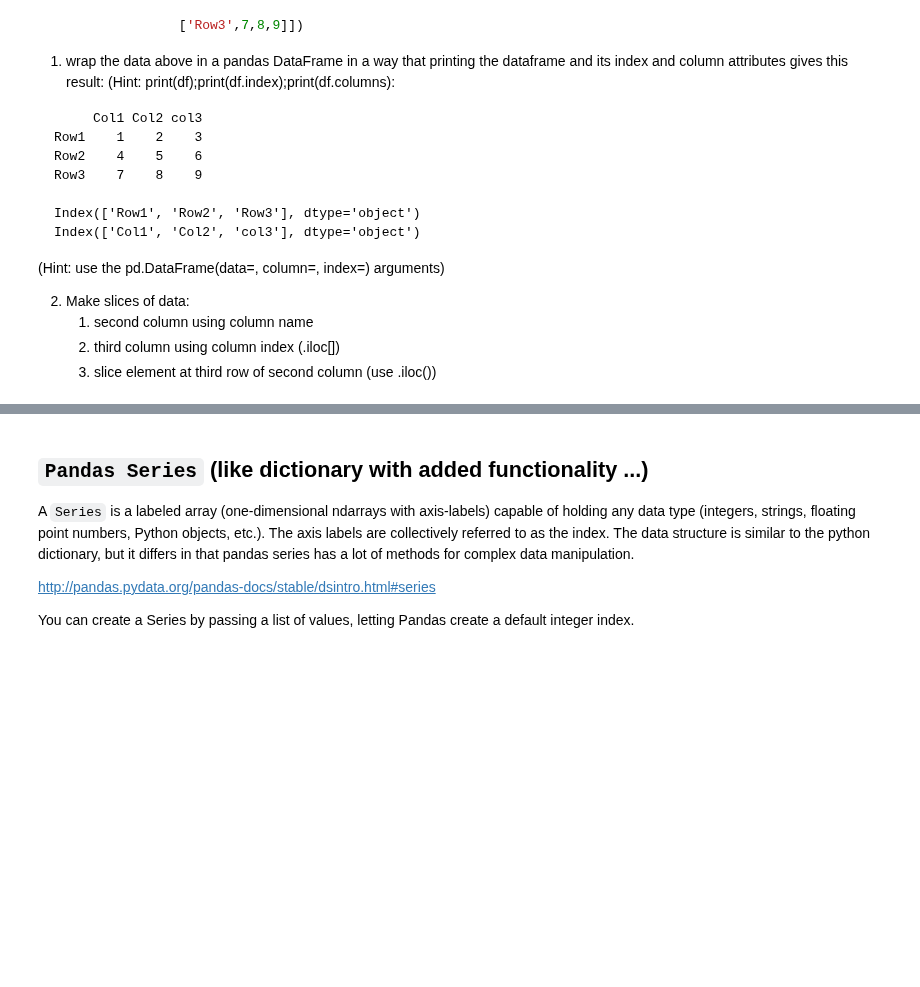
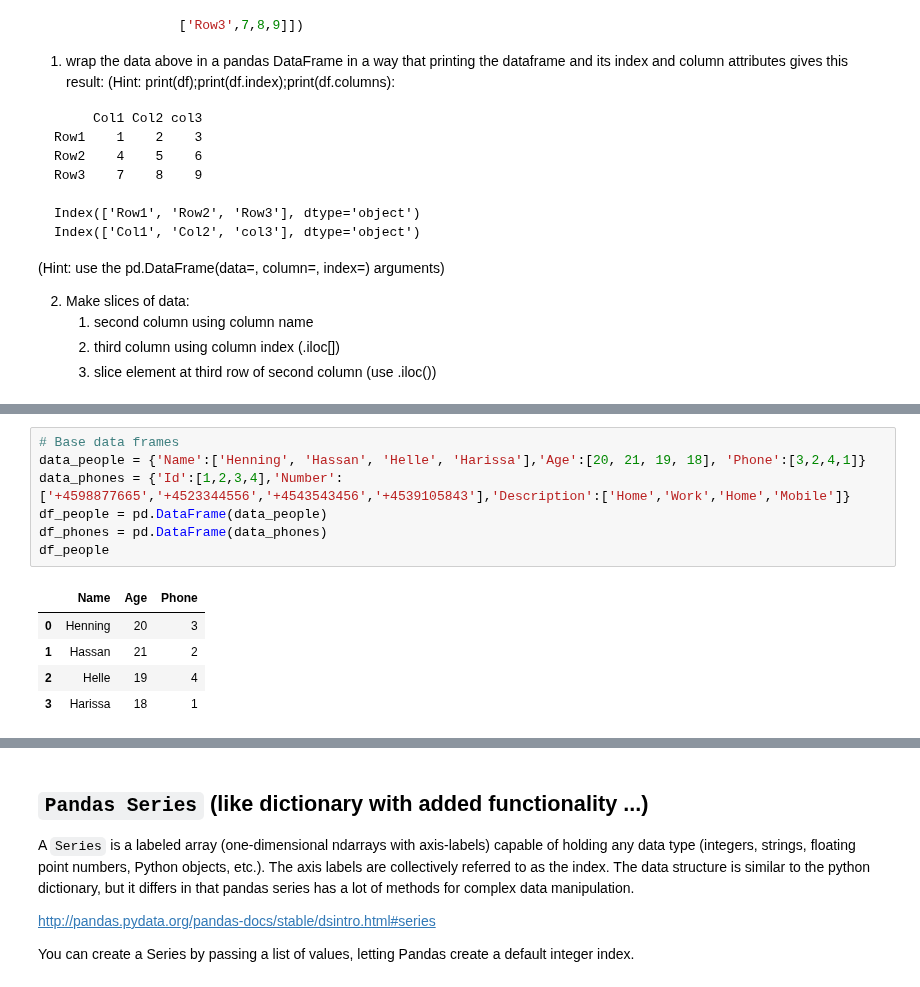
Before and after one commit to Hartmannsolution/docker_notebooks, a Jupyter notebook: notebooks/05-2 pandas.ipynb, the cells around one changed output, grey strips where cells are left out. Cells and saved outputs as stored; diff of their text form; blank space fills up the shorter version.

```diff
--- a/notebooks/05-2 pandas.ipynb
+++ b/notebooks/05-2 pandas.ipynb
@@ -264,0 +346,13 @@ Index(['Col1', 'Col2', 'col3'], dtype='object')
+# %%
+# Base data frames
+data_people = {'Name':['Henning', 'Hassan', 'Helle', 'Harissa'],'Age':[20, 21, 19, 18], 'Phone':[3,2,4,1]}
+data_phones = {'Id':[1,2,3,4],'Number':['+4598877665','+4523344556','+4543543456','+4539105843'],'Description':['Home','Work','Home','Mobile']}
+df_people = pd.DataFrame(data_people)
+df_phones = pd.DataFrame(data_phones)
+df_people
+# %% [output]
+|  | Name | Age | Phone |
+| 0 | Henning | 20 | 3 |
+| 1 | Hassan | 21 | 2 |
+| 2 | Helle | 19 | 4 |
+| 3 | Harissa | 18 | 1 |
```
Also changed, not shown: parts of 32 cells of this notebook.
